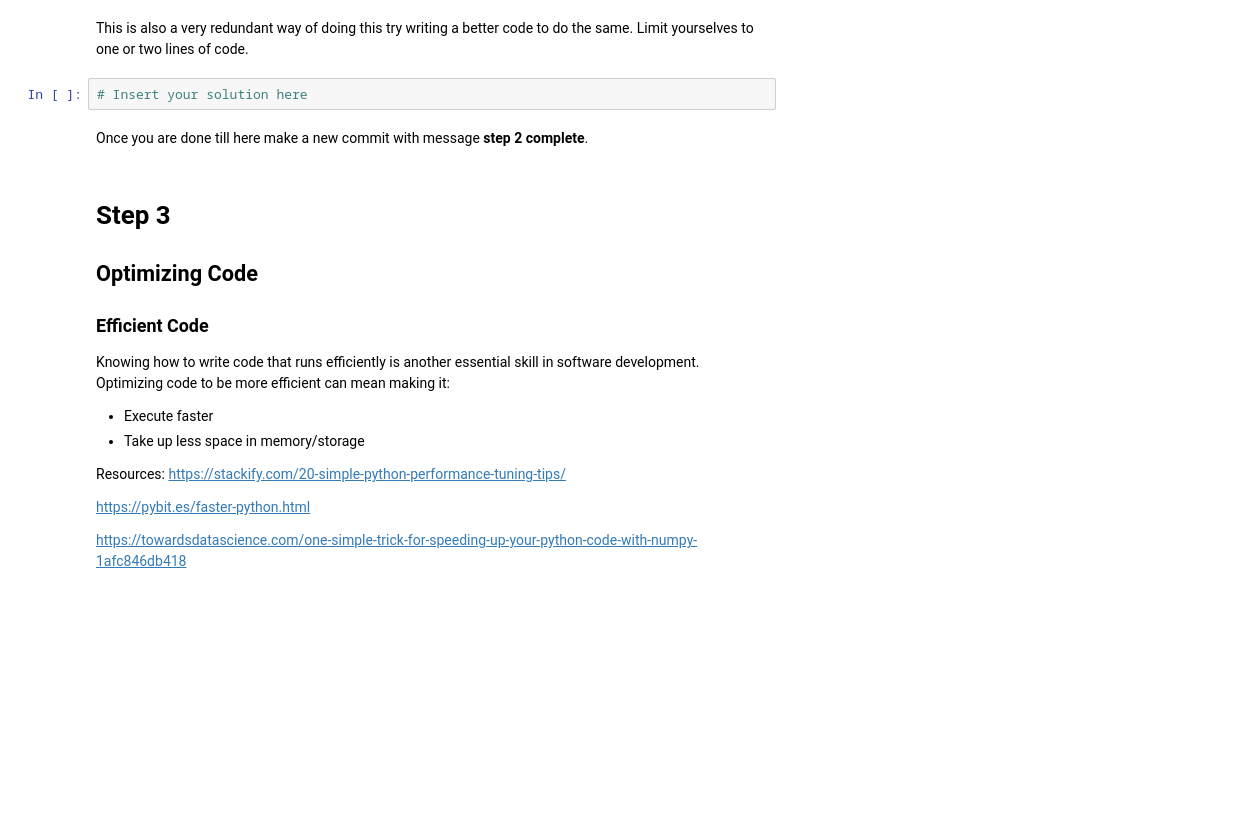
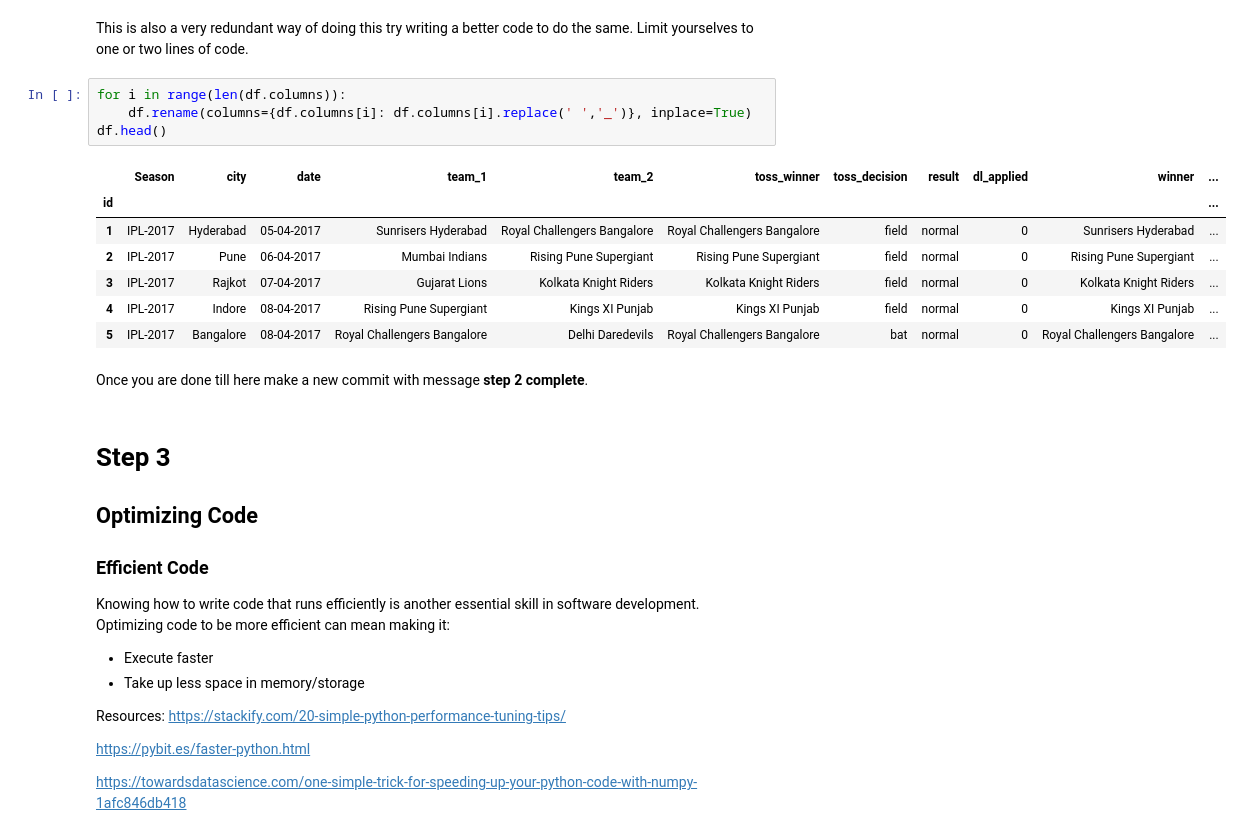
Before and after one commit to s0mnaths/Python-ifed-challenge-pvt, a Jupyter notebook: Python-ifed.ipynb, the cells around one changed output. Cells and saved outputs as stored; diff of their text form; blank space fills up the shorter version.

```diff
--- a/Python-ifed.ipynb
+++ b/Python-ifed.ipynb
@@ -99,7 +123,17 @@ df.head()
 # %% [markdown]
 This is also a very redundant way of doing this try writing a better code to do the same. Limit yourselves to one or two lines of code.
-# %%
-# Insert your solution here
+# %%
+for i in range(len(df.columns)):
+    df.rename(columns={df.columns[i]: df.columns[i].replace(' ','_')}, inplace=True)
+df.head()
+# %% [output]
+|  | Season | city | date | team_1 | team_2 | toss_winner | toss_decision | result | dl_applied | winner | ... |
+| id |  |  |  |  |  |  |  |  |  |  | ... |
+| 1 | IPL-2017 | Hyderabad | 05-04-2017 | Sunrisers Hyderabad | Royal Challengers Bangalore | Royal Challengers Bangalore | field | normal | 0 | Sunrisers Hyderabad | ... |
+| 2 | IPL-2017 | Pune | 06-04-2017 | Mumbai Indians | Rising Pune Supergiant | Rising Pune Supergiant | field | normal | 0 | Rising Pune Supergiant | ... |
+| 3 | IPL-2017 | Rajkot | 07-04-2017 | Gujarat Lions | Kolkata Knight Riders | Kolkata Knight Riders | field | normal | 0 | Kolkata Knight Riders | ... |
+| 4 | IPL-2017 | Indore | 08-04-2017 | Rising Pune Supergiant | Kings XI Punjab | Kings XI Punjab | field | normal | 0 | Kings XI Punjab | ... |
+| 5 | IPL-2017 | Bangalore | 08-04-2017 | Royal Challengers Bangalore | Delhi Daredevils | Royal Challengers Bangalore | bat | normal | 0 | Royal Challengers Bangalore | ... |
 # %% [markdown]
 Once you are done till here make a new commit with message __step 2 complete__.
 # %% [markdown]
```
Also changed, not shown: parts of 3 cells of this notebook.
